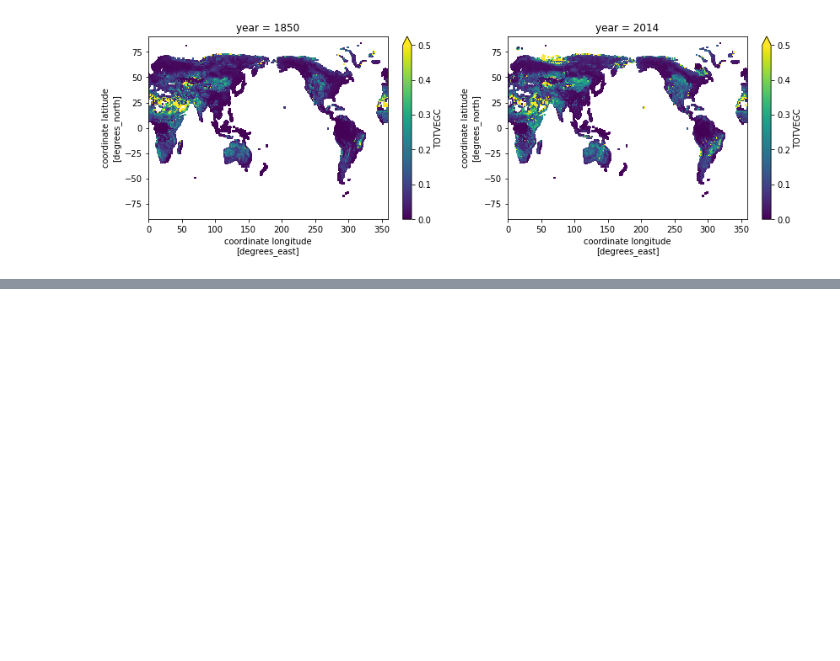
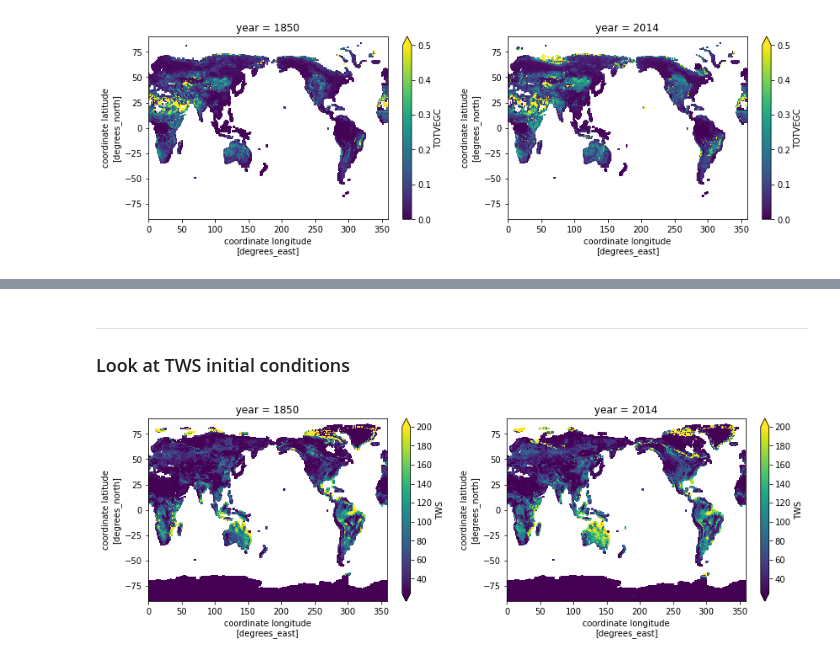
Before and after one commit to wwieder/cesm-lens, a Jupyter notebook: notebooks/lens_InitCond.ipynb, the cells around one changed output, grey strips where cells are left out. Saved outputs shown, nothing was run; the diff lists cells and outputs as text; code cells hidden in the pictures; blank space fills up the shorter version.

```diff
--- a/notebooks/lens_InitCond.ipynb
+++ b/notebooks/lens_InitCond.ipynb
@@ -289,0 +315,12 @@ plt.subplot(122)
+# %% [markdown]
+____________________________
+### Look at TWS initial conditions
+# %%
+# Standard deveiation of TWS in 1850
+plt.figure(figsize=[14,4])
+plt.subplot(121)
+ds[var[1]].isel(year=0).std(dim='ens').plot(vmin=25,vmax=200)
+plt.subplot(122)
+ds[var[1]].isel(year=-1).std(dim='ens').plot(vmin=25,vmax=200);
+# %% [output]
+[figure, added]
```
Also changed, not shown: parts of 10 cells of this notebook.
